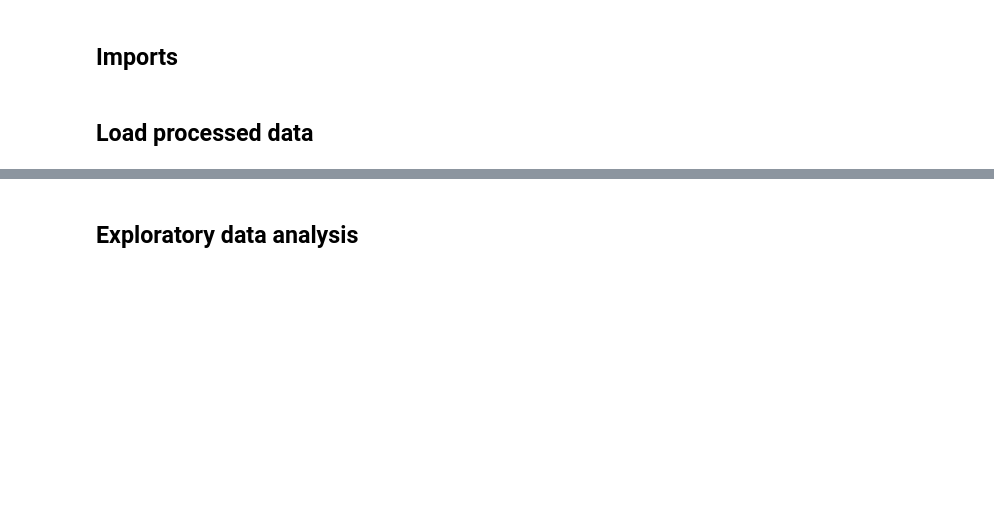
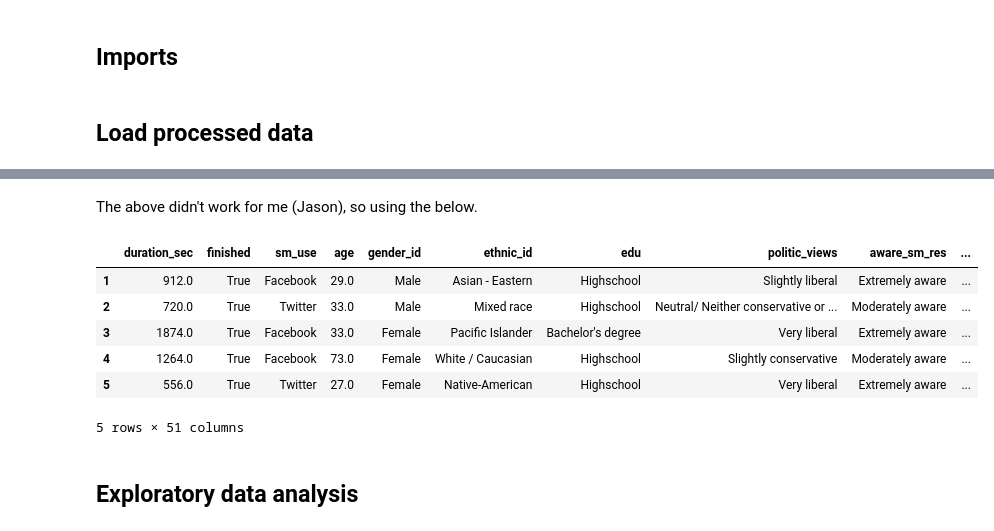
Before and after one commit to vincejstraub/article-digex-survey, a Jupyter notebook: code/notebooks/03-digex-exploratory-analysis.ipynb, the cells around one changed output, grey strips where cells are left out. Drawn from its saved outputs; the diff is of its cells as text; code cells hidden in the pictures; blank space fills up the shorter version.

```diff
--- a/code/notebooks/03-digex-exploratory-analysis.ipynb
+++ b/code/notebooks/03-digex-exploratory-analysis.ipynb
@@ -52,3 +44,17 @@ digex_df.head()
+# %% [markdown]
+The above didn't work for me (Jason), so using the below.
+# %%
+digex_df = pd.read_csv('../data/processed/digex-survey-responses-processed.csv', index_col=0)
+
+digex_df.head()
+# %% [output]
+|  | duration_sec | finished | sm_use | age | gender_id | ethnic_id | edu | politic_views | aware_sm_res | ... |
+| 1 | 912.0 | True | Facebook | 29.0 | Male | Asian - Eastern | Highschool | Slightly liberal | Extremely aware | ... |
+| 2 | 720.0 | True | Twitter | 33.0 | Male | Mixed race | Highschool | Neutral/ Neither conservative or ... | Moderately aware | ... |
+| 3 | 1874.0 | True | Facebook | 33.0 | Female | Pacific Islander | Bachelor's degree | Very liberal | Extremely aware | ... |
+| 4 | 1264.0 | True | Facebook | 73.0 | Female | White / Caucasian | Highschool | Slightly conservative | Moderately aware | ... |
+| 5 | 556.0 | True | Twitter | 27.0 | Female | Native-American | Highschool | Very liberal | Extremely aware | ... |
+5 rows × 51 columns
 # %% [markdown]
 ## Exploratory data analysis
 # %% [markdown]
```
Also changed, not shown: parts of 27 cells of this notebook.
